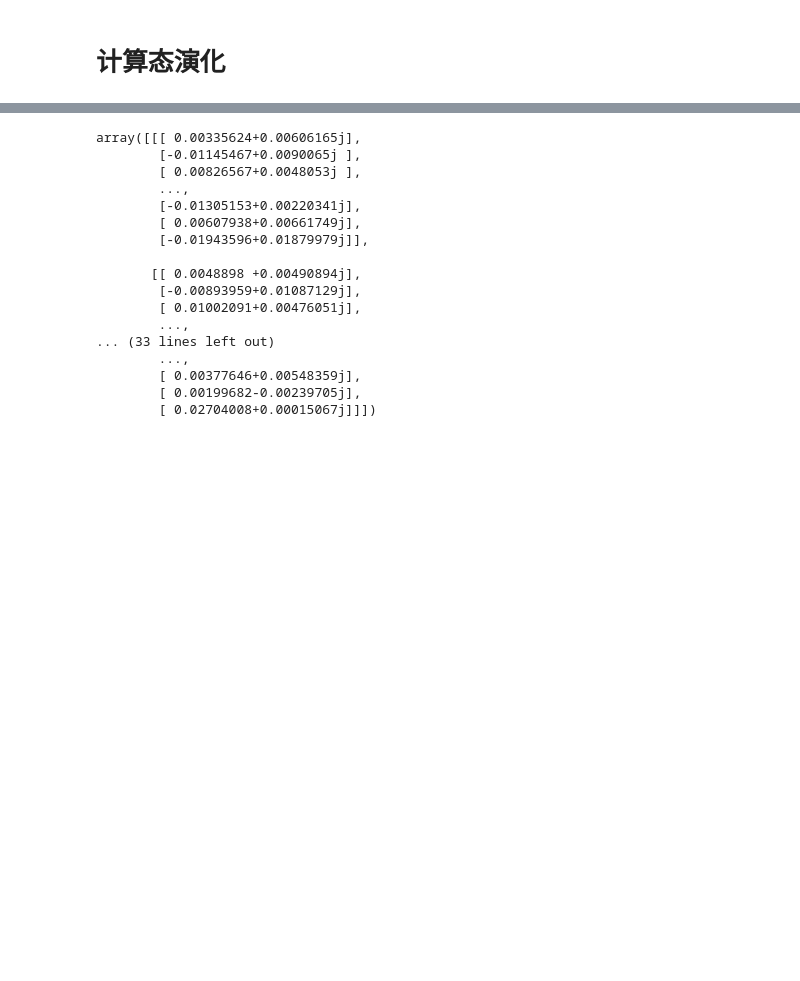
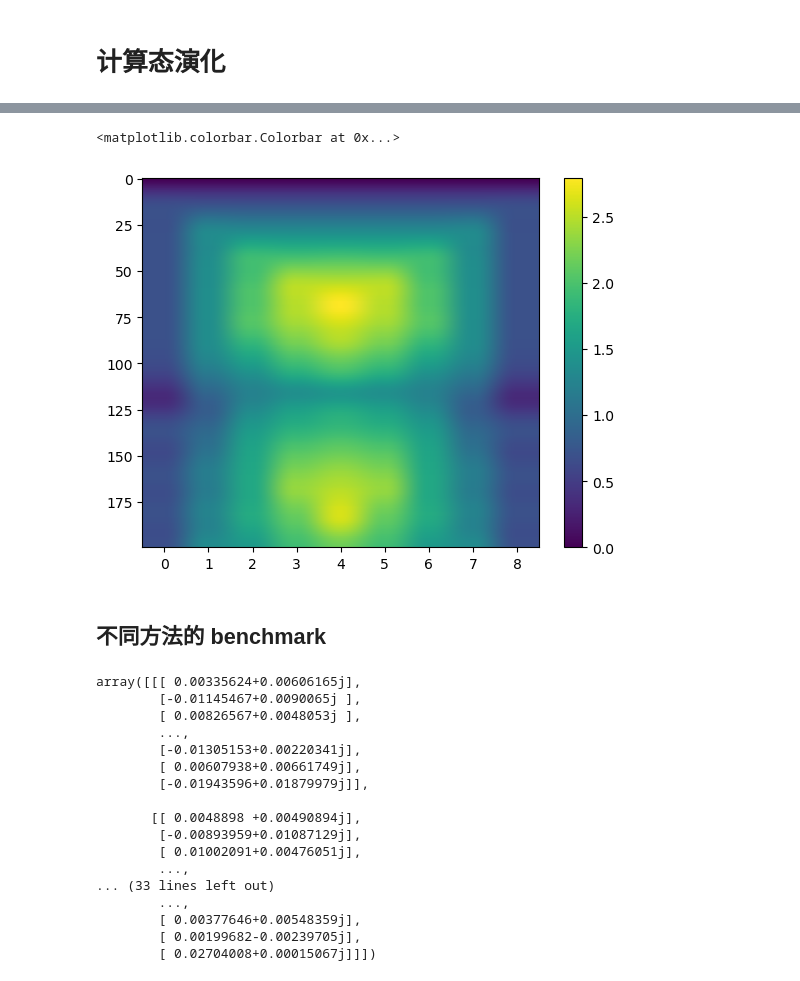
Before and after one commit to zhuhaodavid/quante, a Jupyter notebook: example/evolve.ipynb, the cells around one changed output, grey strips where cells are left out. Cells and saved outputs as stored; diff of their text form; code cells hidden in the pictures; blank space fills up the shorter version.

```diff
--- a/example/evolve.ipynb
+++ b/example/evolve.ipynb
@@ -3,3 +178,32 @@
+# %%
+import quante as qt
+import numpy as np
+op = qt.generate.operas
+
+L = 10
+tlist = np.linspace(0, 20, 200)
+
+# Model
+J, γ = 1., 0.
+builder = op.SpinOperBuilder()
+for l in range(L-1):
+    builder += 1/2 * (J + γ), 'p', l+1, 'm',   l
+    builder += 1/2 * (J - γ), 'p',   l, 'm', l+1
+ham = builder.build()
+
+basis = qt.generate.basis.spin_basis(L=L, Nup=L//2)
+
+obs = lambda state: [qt.quantity.entanglement_entropy(state, L, i, basis=basis) for i in range(1,L)]
+
+init_state = qt.generate.state.neel(L=L, down_first=True, basis=basis)
+res = ham.evolve(init_state, tlist, obs, basis=basis)
+plt.imshow(res, aspect='auto')
+plt.colorbar()
+# %% [output]
+<matplotlib.colorbar.Colorbar at 0x...>
+[figure, added]
+# %% [markdown]
+## 不同方法的 benchmark
 # %%
 import quante as qt
 L = 12
```
Also changed, not shown: parts of 5 cells of this notebook, 6 other files.
